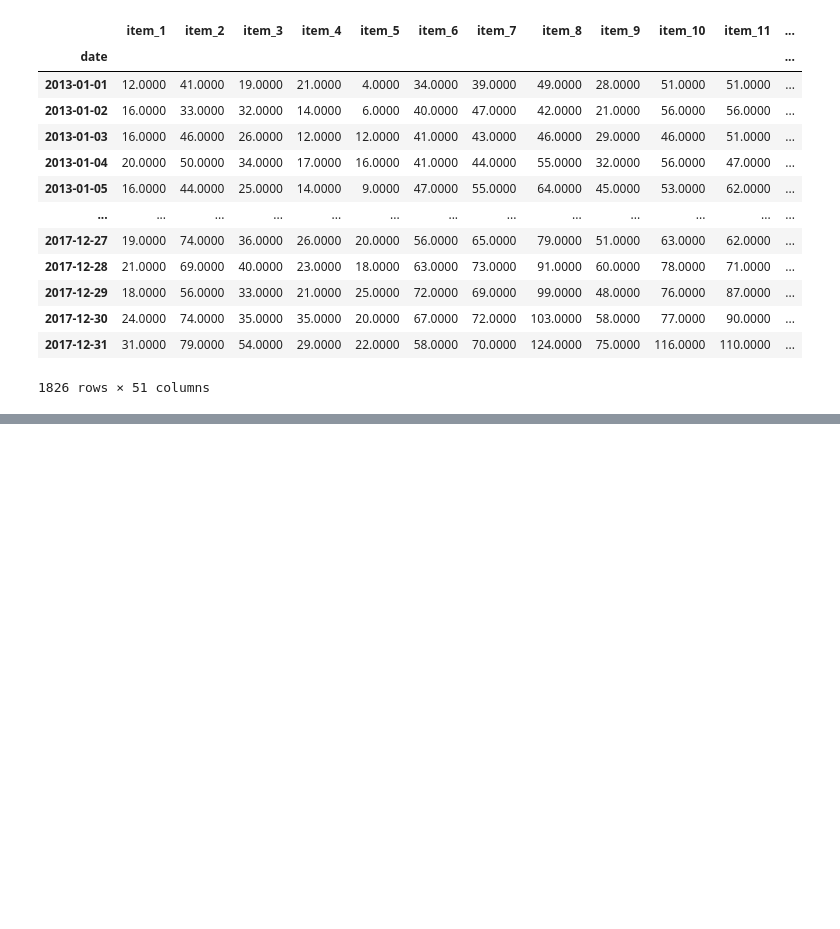
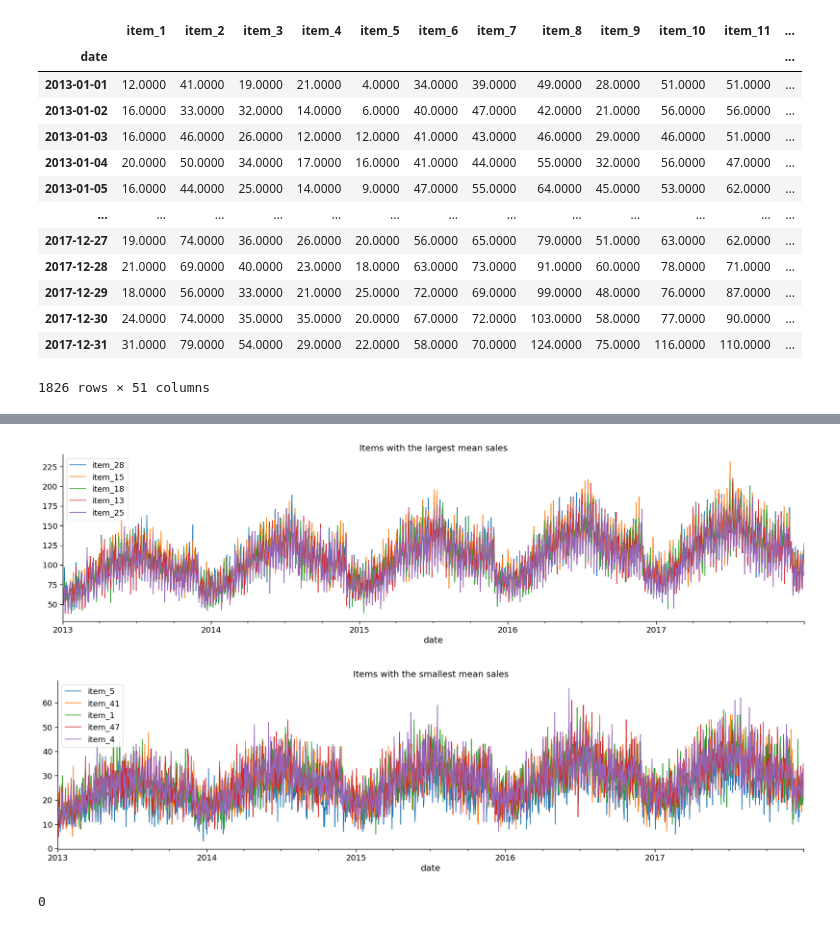
Before and after one commit to razielar/forecasting_with_ML, a Jupyter notebook: 05_error_metrics/error_metrics.ipynb, the cells around one changed output, grey strips where cells are left out. Cells and saved outputs as stored; diff of their text form; code cells hidden in the pictures; blank space fills up the shorter version.

```diff
--- a/05_error_metrics/error_metrics.ipynb
+++ b/05_error_metrics/error_metrics.ipynb
@@ -146,0 +185,25 @@ data
+# %%
+# The largest time series
+largest_items = mean_sales_by_item.nlargest(5).index
+ax = data.loc[:, largest_items].plot()
+ax.set_title("Items with the largest mean sales")
+
+# The smallest time series
+smallest_items = mean_sales_by_item.nsmallest(5).index
+ax = data.loc[:, smallest_items].plot()
+ax.set_title("Items with the smallest mean sales")
+
+plt.show()
+# %% [output]
+[figure, added]
+[figure, added]
+# %%
+(
+data.filter(like="item") # Filter to columns referring to item sales
+    .pipe(lambda df: df == 0) # Check if any values == 0
+    .any()
+    .values
+    .sum() # Sum over all elements in dataframe to get total number of zeros
+)
+# %% [output]
+0
```
Also changed, not shown: parts of 13 cells of this notebook, 1 other file.
